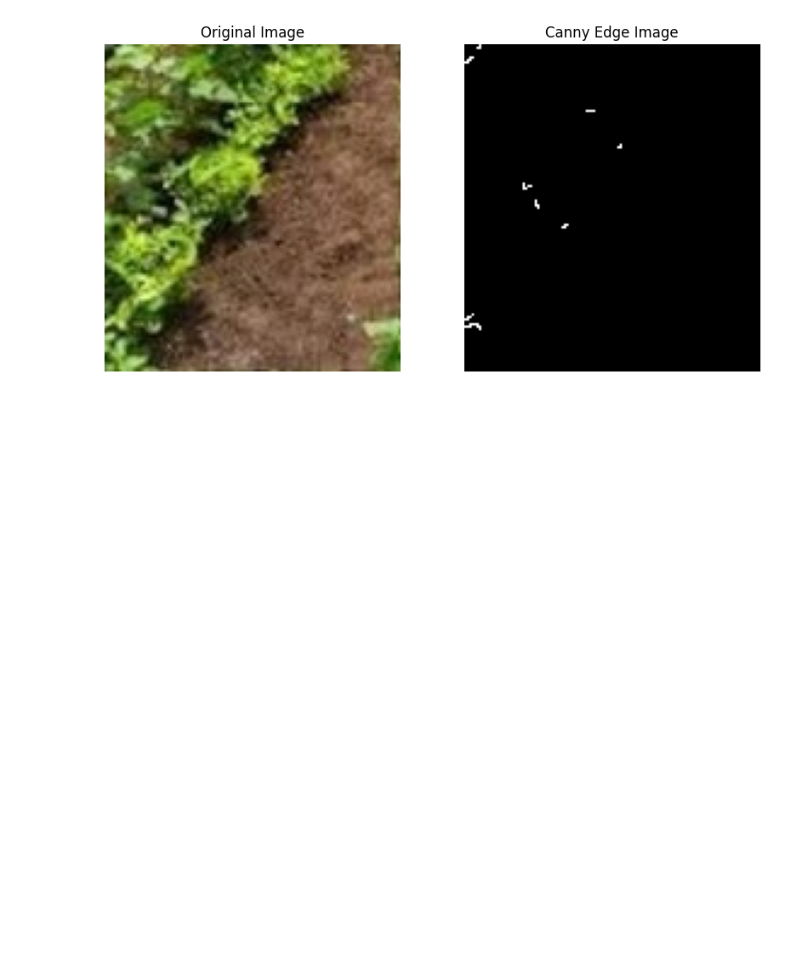
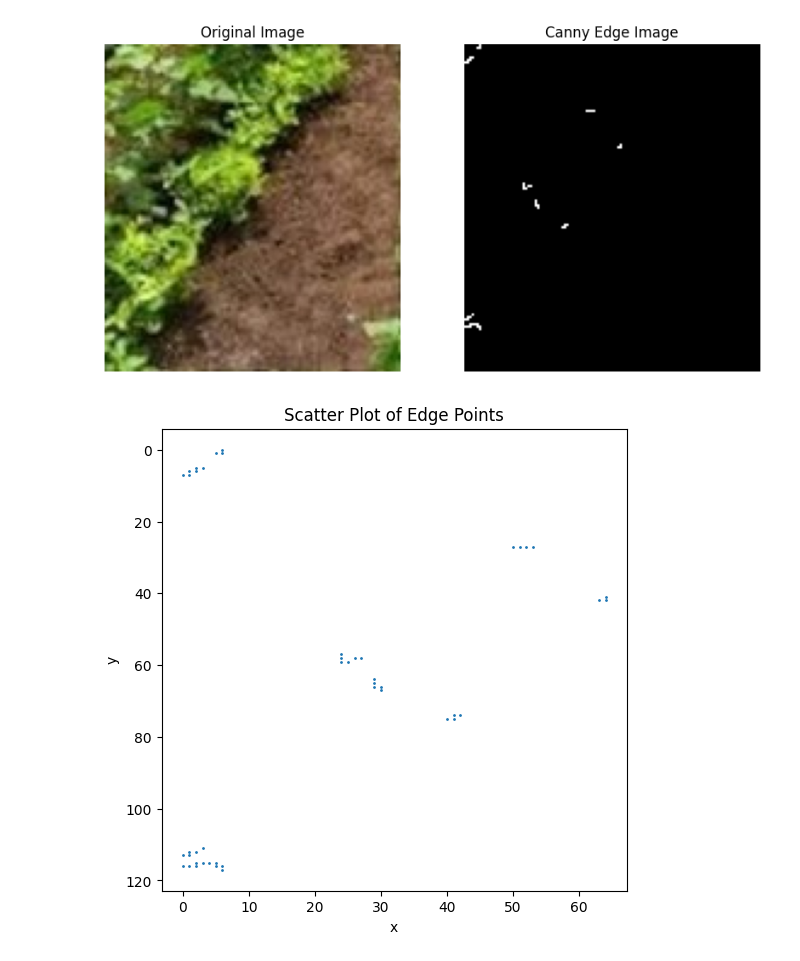
Before and after one commit to ishinidewmini/Image-Processing-Assignment, a Jupyter notebook: D_ENG_0036_EE.ipynb, the cells around one changed output. Drawn from its saved outputs; the diff is of its cells as text; code cells hidden in the pictures; blank space fills up the shorter version.

```diff
--- a/D_ENG_0036_EE.ipynb
+++ b/D_ENG_0036_EE.ipynb
@@ -43,3 +43,24 @@ plt.show()
 [interactive output not drawn]
 Saving Picture1.jpg to Picture1 (2).jpg
 [figure]
+# %%
+# Step 1: Get coordinates of edge pixels
+indices = np.where(edges != 0)
+
+x = indices[1]   # column indices
+y = indices[0]   # row indices
+
+# Step 2: Plot scatter graph
+plt.figure(figsize=(6,6))
+plt.scatter(x, y, s=1)   # s=1 for small dots
+
+plt.title("Scatter Plot of Edge Points")
+plt.xlabel("x")
+plt.ylabel("y")
+
+# Invert y-axis to match image coordinate system
+plt.gca().invert_yaxis()
+
+plt.show()
+# %% [output]
+[figure, added]
```
